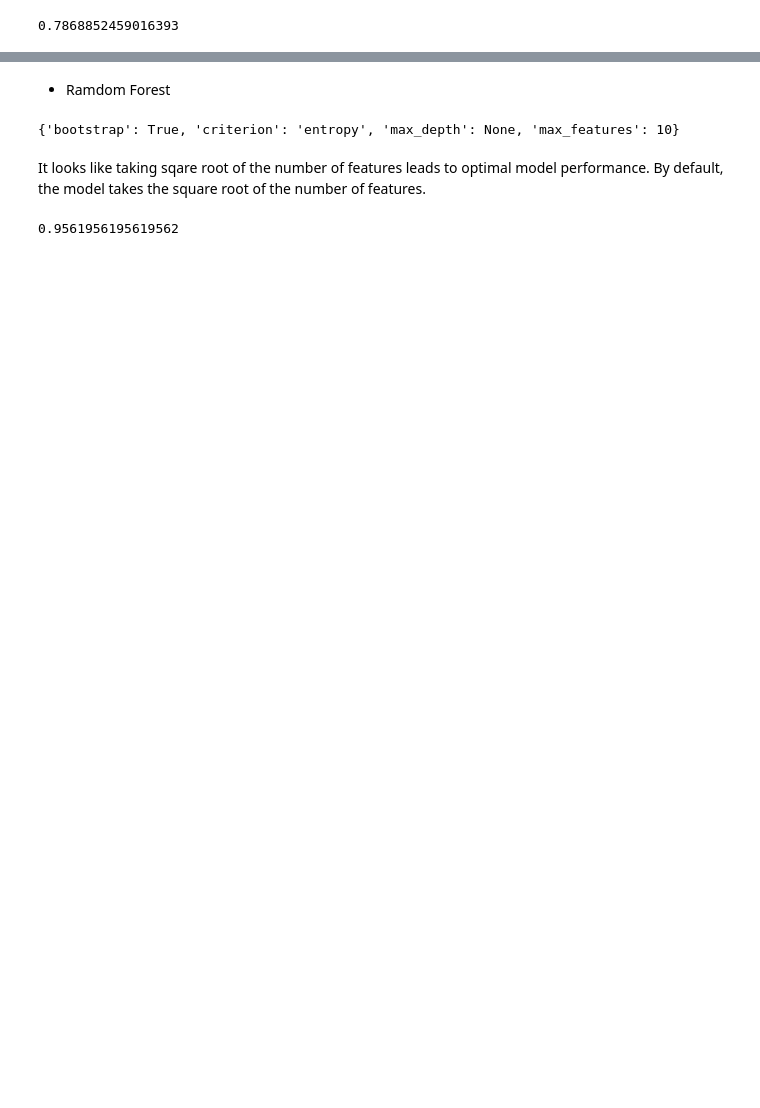
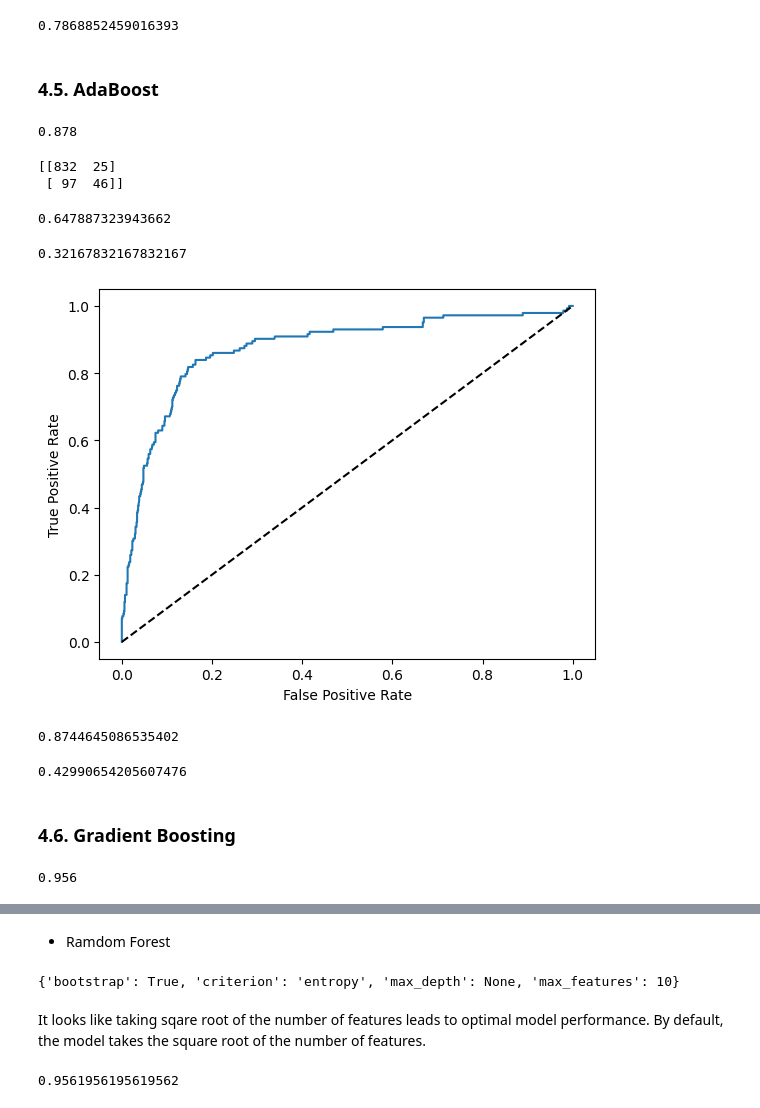
Before and after one commit to hafanhh/Telco---Predicting-Customer-Churn-in-Python, a Jupyter notebook: Telco.ipynb, the cells around one changed output, grey strips where cells are left out. Cells and saved outputs as stored; diff of their text form; code cells hidden in the pictures; blank space fills up the shorter version.

```diff
--- a/Telco.ipynb
+++ b/Telco.ipynb
@@ -608,3 +593,78 @@ print(roc_auc_score(y_test, y_pred_prob))
 print(f1_score(y_test, y_pred))
 # %% [output]
 0.7868852459016393
+# %% [markdown]
+### 4.5. AdaBoost
+# %%
+# Instantiate the classifier
+ada = AdaBoostClassifier()
+
+# Fit to the training data
+ada.fit(X_train, y_train)
+
+# Compute accuracy
+print(ada.score(X_test, y_test))
+
+# Predict the labels of the test set
+y_pred = ada.predict(X_test)
+# %% [output]
+0.878
+# %%
+# Print confusion matrix
+print(confusion_matrix(y_test, y_pred))
+# %% [output]
+[[832  25]
+ [ 97  46]]
+# %%
+# Print the precision
+print(precision_score(y_test, y_pred))
+# %% [output]
+0.647887323943662
+# %%
+# Print the recall
+print(recall_score(y_test, y_pred))
+# %% [output]
+0.32167832167832167
+# %%
+# Generate the probabilities
+y_pred_prob = ada.predict_proba(X_test)[:, 1]
+
+# Calculate the roc metrics
+fpr, tpr, thresholds = roc_curve(y_test, y_pred_prob)
+
+# Plot the ROC curve
+plt.plot(fpr, tpr)
+
+# Add labels and diagonal line
+plt.xlabel("False Positive Rate")
+plt.ylabel("True Positive Rate")
+plt.plot([0, 1], [0, 1], "k--")
+plt.show()
+# %% [output]
+[figure, added]
+# %%
+# Print the AUC
+print(roc_auc_score(y_test, y_pred_prob))
+# %% [output]
+0.8744645086535402
+# %%
+# Print the F1 score
+print(f1_score(y_test, y_pred))
+# %% [output]
+0.42990654205607476
+# %% [markdown]
+### 4.6. Gradient Boosting
+# %%
+# Instantiate the classifier
+xgb = xgb.XGBClassifier()
+
+# Fit to the training data
+xgb.fit(X_train, y_train)
+
+# Compute accuracy
+print(xgb.score(X_test, y_test))
+
+# Predict the labels of the test set
+y_pred = xgb.predict(X_test)
+# %% [output]
+0.956
```
Also changed, not shown: parts of 28 cells of this notebook.
